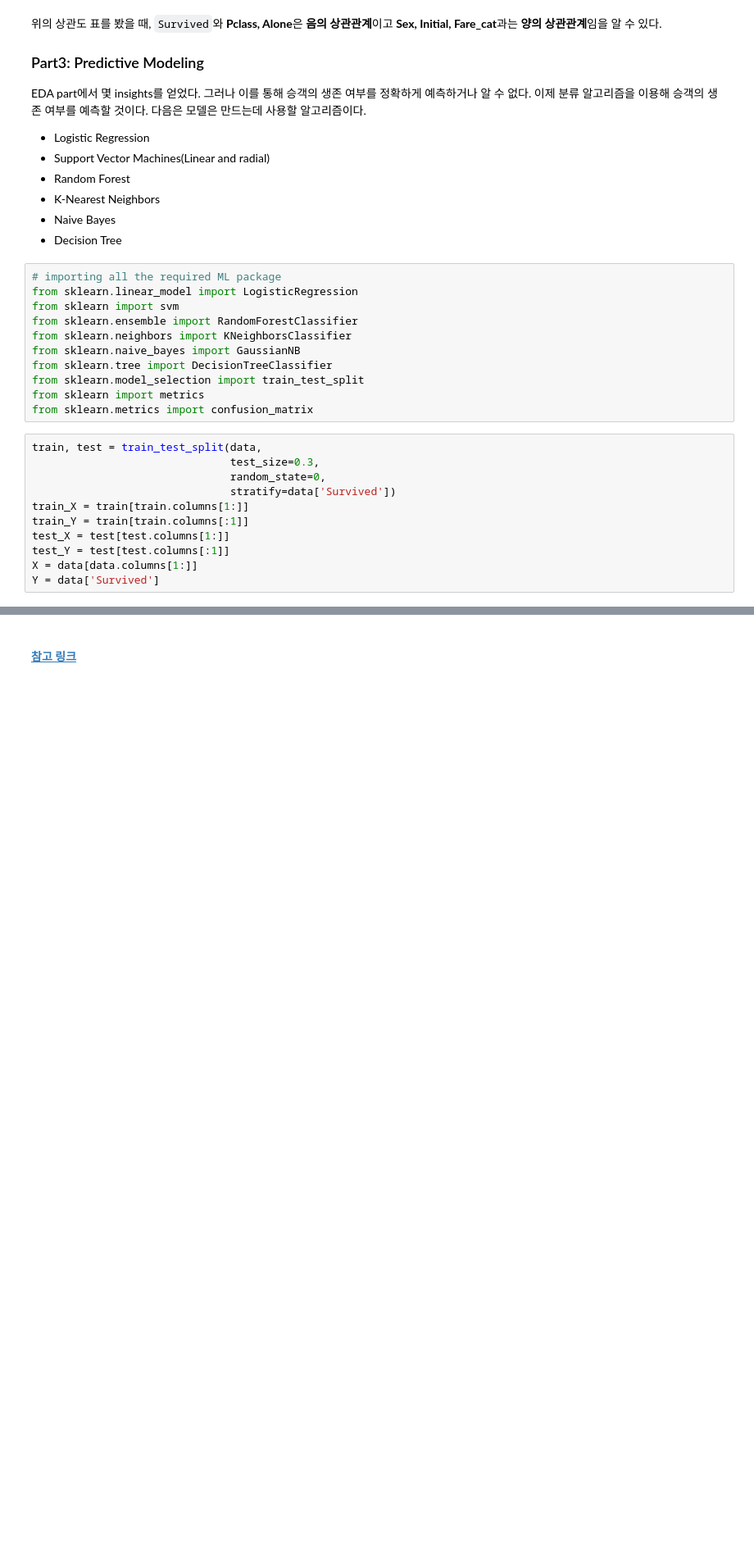
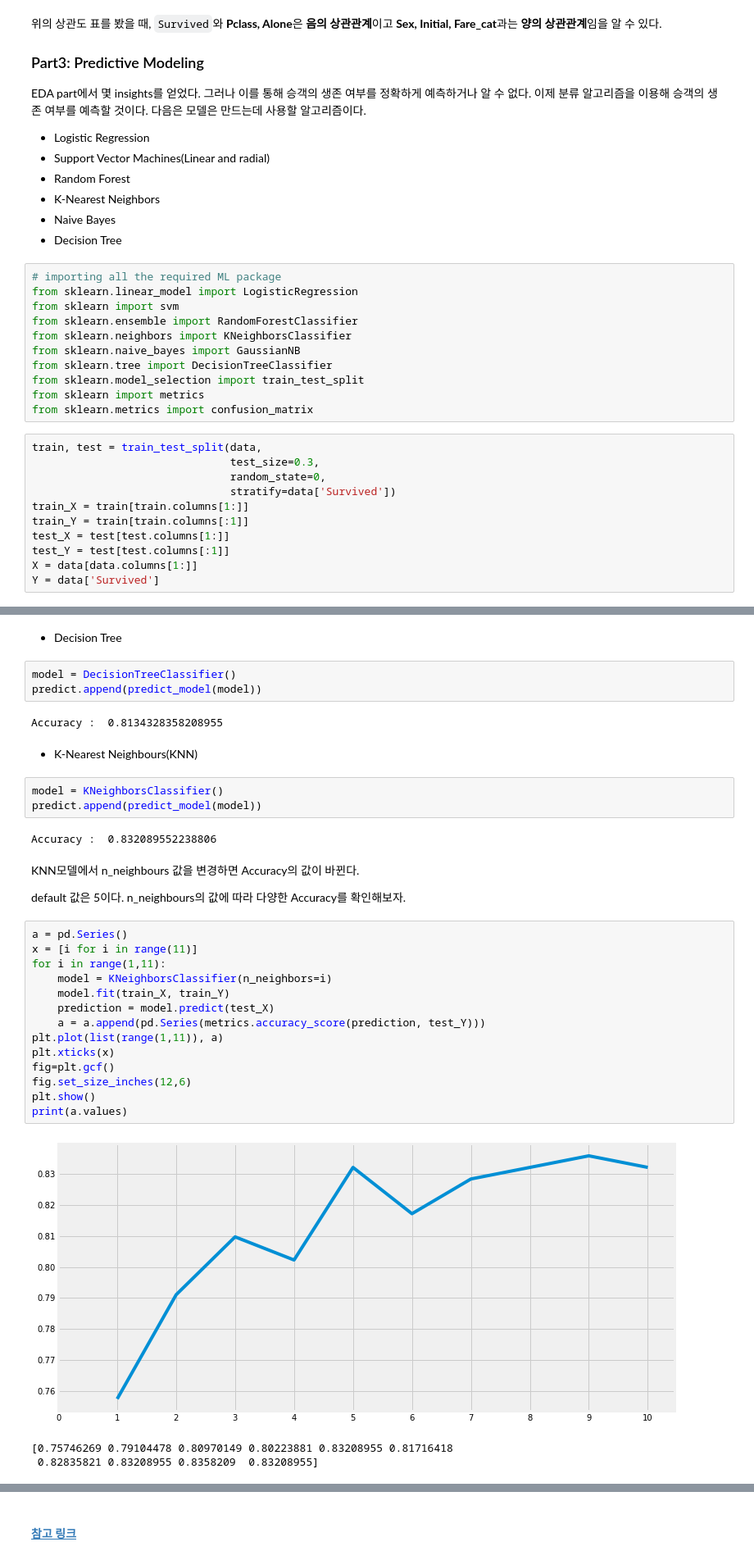
Before and after one commit to sunnight9507/Kaggle, a Jupyter notebook: Titanic/Copy_Titanic_EDA To Prediction(DieTanic).ipynb, the cells around one changed output, grey strips where cells are left out. Shown: that part at 82% size. Drawn from its saved outputs; the diff is of its cells as text; blank space fills up the shorter version.

```diff
--- a/Titanic/Copy_Titanic_EDA To Prediction(DieTanic).ipynb
+++ b/Titanic/Copy_Titanic_EDA To Prediction(DieTanic).ipynb
@@ -618,0 +649,36 @@ Y = data['Survived']
+# %% [markdown]
+- Decision Tree
+# %%
+model = DecisionTreeClassifier()
+predict.append(predict_model(model))
+# %% [output]
+Accuracy :  0.8134328358208955
+# %% [markdown]
+- K-Nearest Neighbours(KNN)
+# %%
+model = KNeighborsClassifier()
+predict.append(predict_model(model))
+# %% [output]
+Accuracy :  0.832089552238806
+# %% [markdown]
+KNN모델에서 n_neighbours 값을 변경하면 Accuracy의 값이 바뀐다.
+
+default 값은 5이다. n_neighbours의 값에 따라 다양한 Accuracy를 확인해보자.
+# %%
+a = pd.Series()
+x = [i for i in range(11)]
+for i in range(1,11):
+    model = KNeighborsClassifier(n_neighbors=i)
+    model.fit(train_X, train_Y)
+    prediction = model.predict(test_X)
+    a = a.append(pd.Series(metrics.accuracy_score(prediction, test_Y)))
+plt.plot(list(range(1,11)), a)
+plt.xticks(x)
+fig=plt.gcf()
+fig.set_size_inches(12,6)
+plt.show()
+print(a.values)
+# %% [output]
+[figure, added]
+[0.75746269 0.79104478 0.80970149 0.80223881 0.83208955 0.81716418
+ 0.82835821 0.83208955 0.8358209  0.83208955]
```
Also changed, not shown: parts of 25 cells of this notebook.
